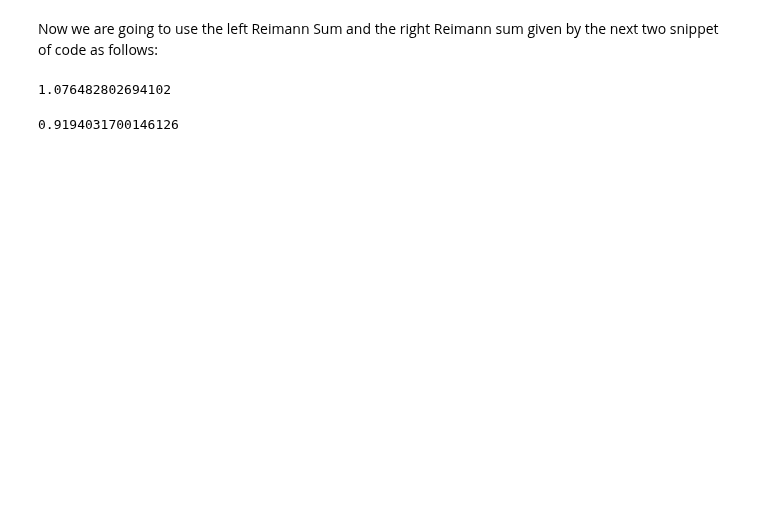
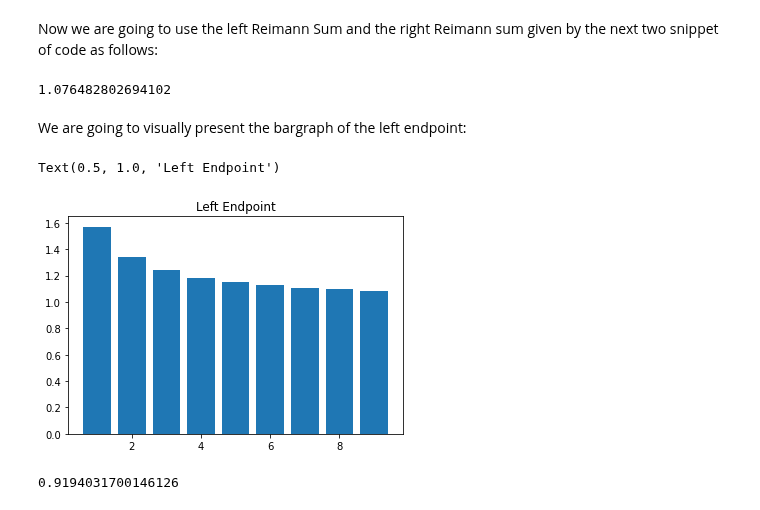
Before and after one commit to rajatlamsal00977/Project-1, a Jupyter notebook: IntegrationProj7.ipynb, the cells around one changed output. Saved outputs shown, nothing was run; the diff lists cells and outputs as text; code cells hidden in the pictures; blank space fills up the shorter version.

```diff
--- a/IntegrationProj7.ipynb
+++ b/IntegrationProj7.ipynb
@@ -60,9 +58,9 @@ $$
 # %%
-def deltax(a,b,n):                         #defines delta x
+def dex(a,b,n):                         #defining our delta x
   return (b-a)/n
 
-def riemannSum(function,a,b,n,indicator = 'right'):                   #defines riemann Sum
-  dx = deltax(a,b,n)
+def riemannSum(function,a,b,n,indicator = 'right'):                   #defines riemann Sum fuction with indicator to choose
+  dx = dex(a,b,n)
   if indicator == 'right':
     start = 1
   elif indicator == 'left':
@@ -71,7 +69,7 @@ def riemannSum(function,a,b,n,indicator = 'right'):                   #defines r
     start = 0.5
   sum = 0
   for j in np.arange(start,n+start):
-    sum = sum + function(a + j*dx)*dx
+    sum += function(a + j*dx)*dx
   return sum
 # %% [markdown]
 Now we are going to use the left Reimann Sum and the right Reimann sum given by the next two snippet of code as follows:
@@ -79,6 +77,18 @@ Now we are going to use the left Reimann Sum and the right Reimann sum given by
 riemannSum(np.cos, 0,np.pi/2,10,'left')                #riemann Sum for left hand side
 # %% [output]
 1.076482802694102
+# %% [markdown]
+We are going to visually present the bargraph of the left endpoint:
+# %%
+x_axis = [i for i in range(1,10,1)] ## x_axis as number of rectangles
+y_axis = [riemannSum(np.cos, 0,np.pi/2, i, 'left') for i in range(1,10,1)] ##y_axis as our estimated value
+
+plt.bar(x_axis, y_axis)
+
+plt.title("Left Endpoint")
+# %% [output]
+Text(0.5, 1.0, 'Left Endpoint')
+[figure, added]
 # %%
 riemannSum(np.cos, 0,np.pi/2,10,'right')             #riemann Sum for right hand side.
 # %% [output]
```
Also changed, not shown: parts of 12 cells of this notebook.
